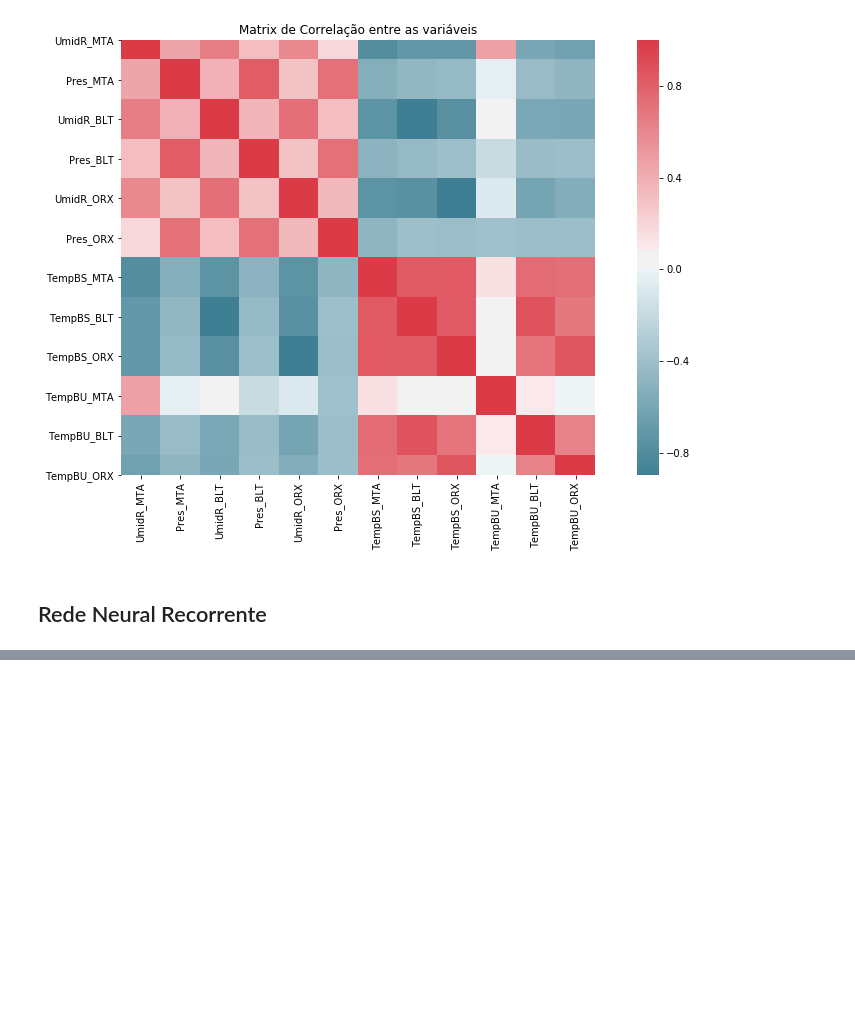
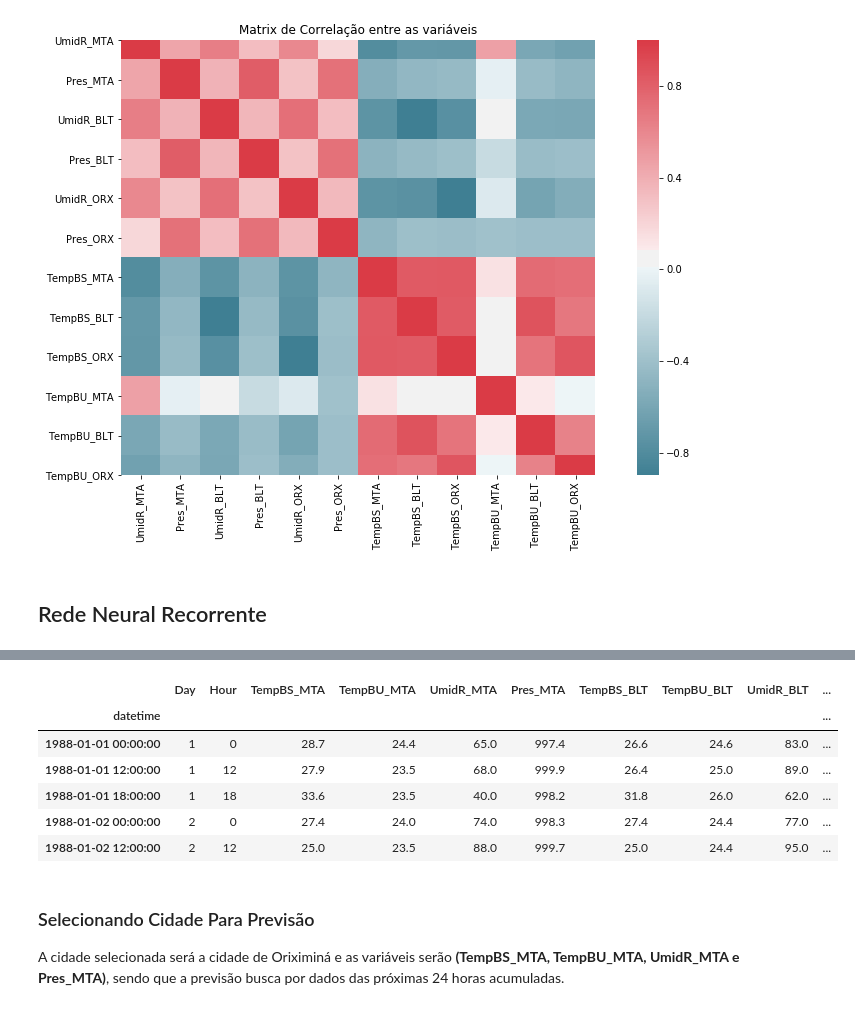
Before and after one commit to helvecioneto/CAP-351, a Jupyter notebook: 05-RNN.ipynb, the cells around one changed output, grey strips where cells are left out. Saved outputs shown, nothing was run; the diff lists cells and outputs as text; code cells hidden in the pictures; blank space fills up the shorter version.

```diff
--- a/05-RNN.ipynb
+++ b/05-RNN.ipynb
@@ -1218,0 +1240,19 @@ plt.show()
+# %%
+# Reorganizar dados
+df = df_final[['Day','Hour','TempBS_MTA','TempBU_MTA','UmidR_MTA','Pres_MTA',
+               'TempBS_BLT','TempBU_BLT','UmidR_BLT','Pres_BLT',
+               'TempBS_ORX','TempBU_ORX','UmidR_ORX','Pres_ORX']]
+# %%
+df.head()
+# %% [output]
+|  | Day | Hour | TempBS_MTA | TempBU_MTA | UmidR_MTA | Pres_MTA | TempBS_BLT | TempBU_BLT | UmidR_BLT | ... |
+| datetime |  |  |  |  |  |  |  |  |  | ... |
+| 1988-01-01 00:00:00 | 1 | 0 | 28.7 | 24.4 | 65.0 | 997.4 | 26.6 | 24.6 | 83.0 | ... |
+| 1988-01-01 12:00:00 | 1 | 12 | 27.9 | 23.5 | 68.0 | 999.9 | 26.4 | 25.0 | 89.0 | ... |
+| 1988-01-01 18:00:00 | 1 | 18 | 33.6 | 23.5 | 40.0 | 998.2 | 31.8 | 26.0 | 62.0 | ... |
+| 1988-01-02 00:00:00 | 2 | 0 | 27.4 | 24.0 | 74.0 | 998.3 | 27.4 | 24.4 | 77.0 | ... |
+| 1988-01-02 12:00:00 | 2 | 12 | 25.0 | 23.5 | 88.0 | 999.7 | 25.0 | 24.4 | 95.0 | ... |
+# %% [markdown]
+### Selecionando Cidade Para Previsão
+
+A cidade selecionada será a cidade de Oriximiná e as variáveis serão **(TempBS_MTA, TempBU_MTA, UmidR_MTA e Pres_MTA)**, sendo que a previsão busca por dados das próximas 24 horas acumuladas.
```
Also changed, not shown: parts of 41 cells of this notebook.
